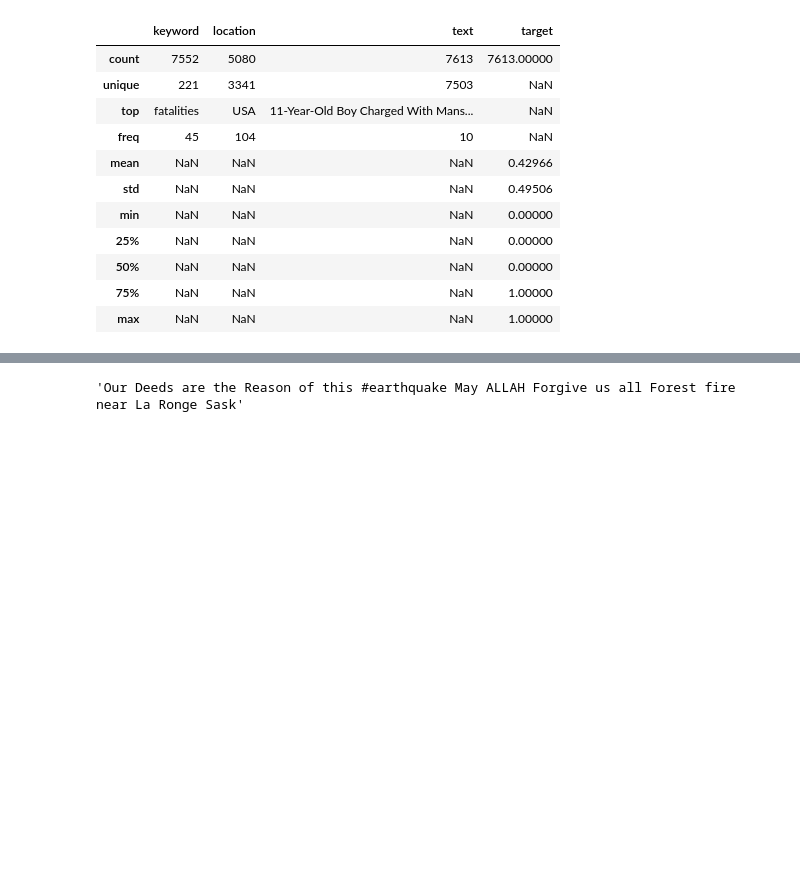
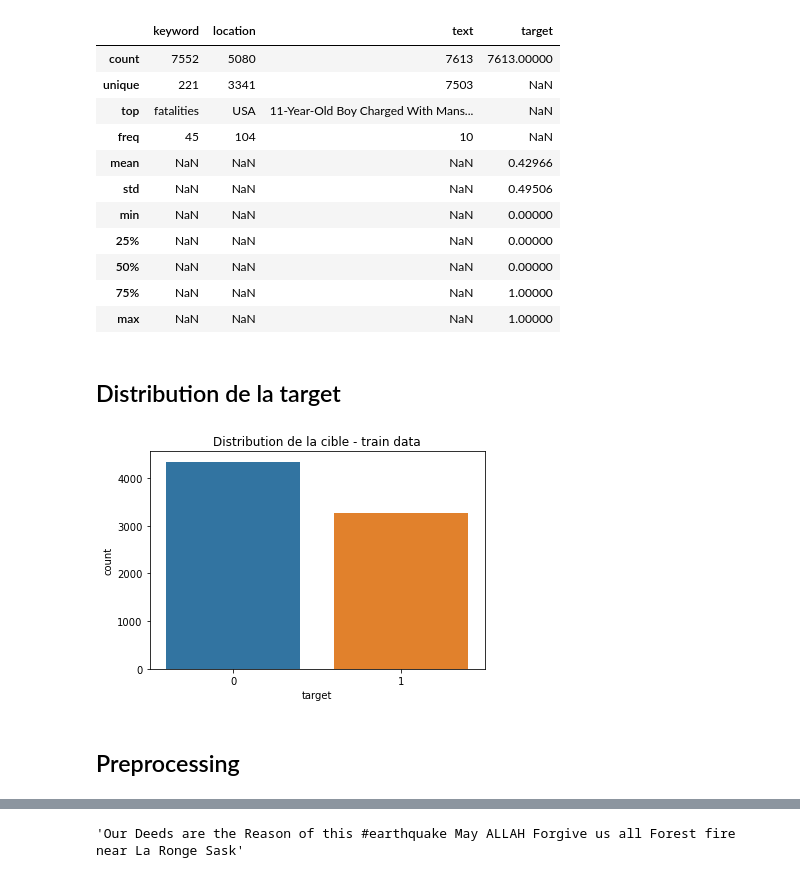
Before and after one commit to thefifthagreement/jedha-fs-s7-project, a Jupyter notebook: EDA.ipynb, the cells around one changed output, grey strips where cells are left out. Saved outputs shown, nothing was run; the diff lists cells and outputs as text; code cells hidden in the pictures; blank space fills up the shorter version.

```diff
--- a/EDA.ipynb
+++ b/EDA.ipynb
@@ -29,3 +53,14 @@ train.describe(include="all")
 | 50% | NaN | NaN | NaN | 0.00000 |
 | 75% | NaN | NaN | NaN | 1.00000 |
 | max | NaN | NaN | NaN | 1.00000 |
+# %% [markdown]
+## Distribution de la target
+# %%
+fig, ax = plt.subplots()
+sns.countplot(data=train, x="target", ax=ax);
+ax.set_title("Distribution de la cible - train data")
+plt.show()
+# %% [output]
+[figure, added]
+# %% [markdown]
+## Preprocessing
```
Also changed, not shown: parts of 42 cells of this notebook.
